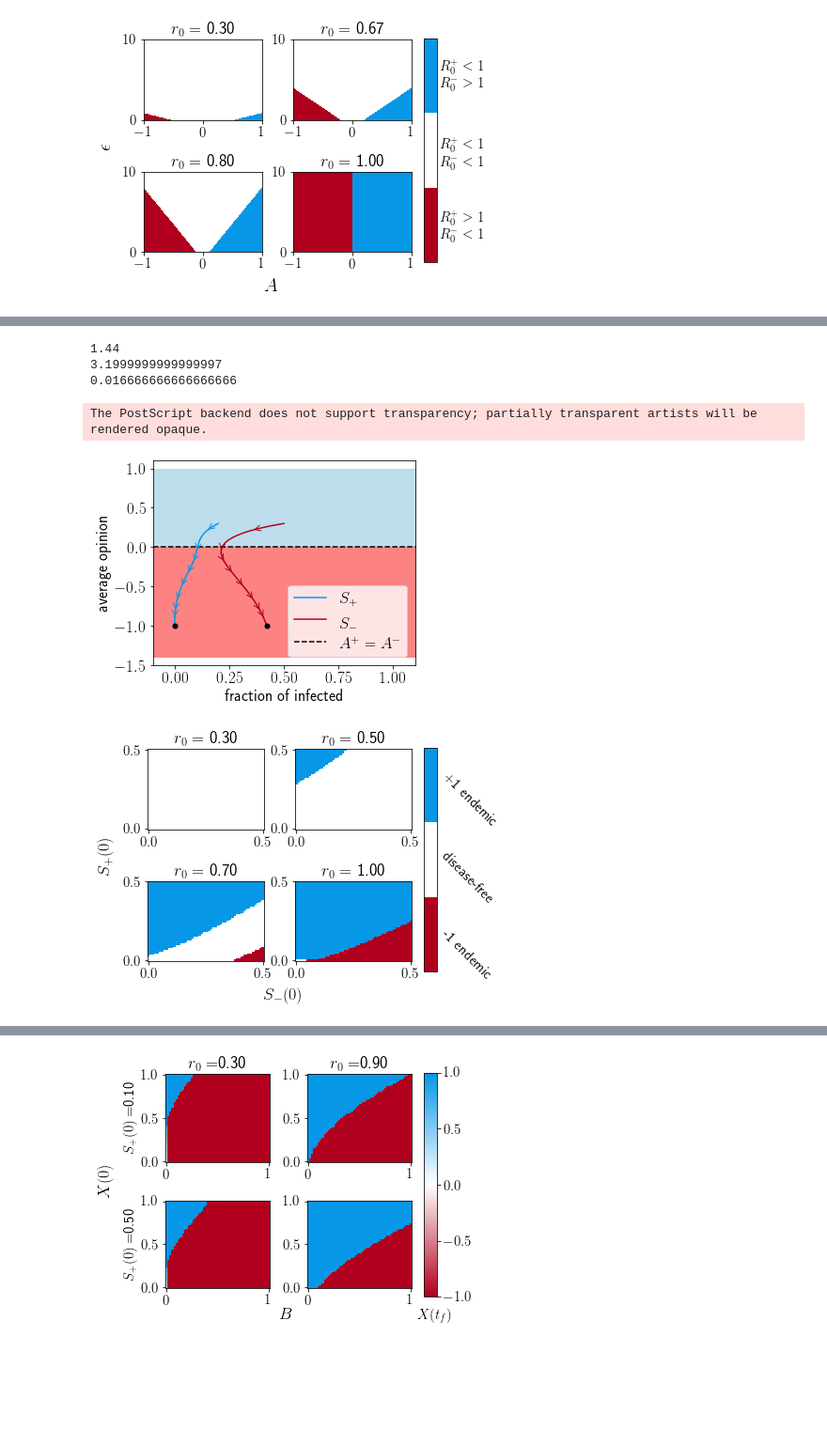
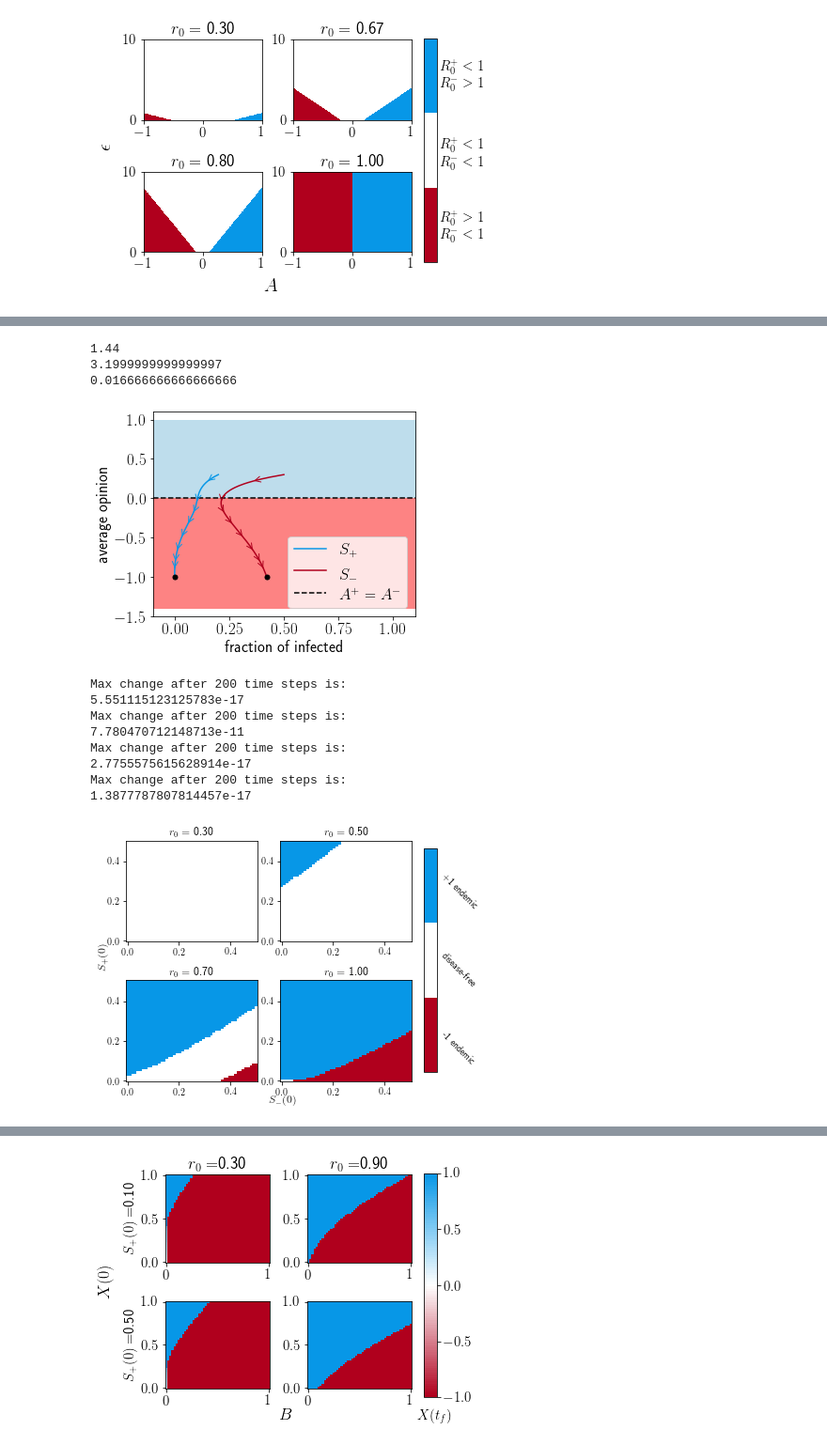
Before and after one commit to CorbitSampson/Competing_Social_Contagions, a Jupyter notebook: Figure_Builders.ipynb, the cells around one changed output, grey strips where cells are left out. Shown at 94% size. Saved outputs shown, nothing was run; the diff lists cells and outputs as text; code cells hidden in the pictures; blank space fills up the shorter version.

```diff
--- a/Figure_Builders.ipynb
+++ b/Figure_Builders.ipynb
@@ -24,7 +24,7 @@ f1.tight_layout(pad=1.0)
 axs = [ax1,ax2]
 
 ax1.set_xlabel(xlabel=r'$x$',fontsize=20)
-ax1.set_ylabel(ylabel=r'$\bar{\beta}$',fontsize=20)
+ax1.set_ylabel(ylabel=r'$\beta$',fontsize=20)
 ax2.set_xlabel(xlabel=r'$x$',fontsize=20)
 ax2.set_ylabel(ylabel=r'$\gamma$',fontsize=20)
 
@@ -45,13 +45,13 @@ betaN = get_beta(xinput,-1,ep,betabar)
 gammaP = get_gamma(xinput,1,ep,gamma)
 gammaN = get_gamma(xinput,-1,ep,gamma)
 
-ax1.plot(xinput,betaP, color='k',linewidth=2,label=r'$\bar{\beta}(x,+1)$')
-ax1.plot(xinput,betaN, color='k',linewidth=2,linestyle='--',label=r'$\bar{\beta}(x,-1)$')
+ax1.plot(xinput,betaP, color='k',linewidth=2,label=r'$\beta(x,+1)$')
+ax1.plot(xinput,betaN, color='k',linewidth=2,linestyle='--',label=r'$\beta(x,-1)$')
 ax1.legend(loc='lower left', ncols=2)
 ax1.vlines(x=1,ymin=min(betaP),ymax=max(betaP),color=(7/255, 151/255, 231/255),linewidth=2)
 ax1.set_yticks([0,min(betaP),max(betaP)])
 ax1.tick_params(left=False,labelleft=False,right=True,labelright=True)
-ax1.set_yticklabels([0,r'$\frac{\epsilon \bar{\beta}_{\rm{max}}}{2+\epsilon}$',r'$\bar{\beta}_{\rm{max}}$'],fontsize=20)
+ax1.set_yticklabels([0,r'$\frac{\epsilon \beta_{\rm{max}}}{2+\epsilon}$',r'$\beta_{\rm{max}}$'],fontsize=20)
 ax1.text(x=0.8,y=0.66,s=r'$\frac{2}{2+\epsilon}$',color=(7/255, 151/255, 231/255),fontsize=22)
 ax1.set_ylim([-0.1,1.2])
 
@@ -65,6 +65,6 @@ ax2.set_yticklabels([0,r'$\frac{\epsilon \gamma_{\rm{max}}}{2+\epsilon}$',r'$\ga
 ax2.text(x=0.8,y=0.66,s=r'$\frac{2}{2+\epsilon}$',color=(7/255, 151/255, 231/255),fontsize=22)
 ax2.set_ylim([-0.1,1.2])
 
-plt.savefig('opinondepend.eps',bbox_inches = "tight")
-plt.savefig('opinondepend.png',dpi=300,bbox_inches = "tight")
+#plt.savefig('opinondepend.png',dpi=300,bbox_inches = "tight")
+plt.savefig('opinondepend.pdf',bbox_inches = "tight")
 # %% [output]
@@ -581,13 +578,12 @@ ax.set_ylim(-1.5,1.1)
 ax.legend(loc='lower right')
 ax.set(xlabel='fraction of infected',ylabel='average opinion')
 
-plt.savefig('phase_space_opinion_overturn.eps',bbox_inches = "tight")
-plt.savefig('phase_space_opinion_overturn.png')
+#plt.savefig('phase_space_opinion_overturn.png',dpi=300,bbox_inches = "tight")
+plt.savefig('phase_space_opinion_overturn.pdf',bbox_inches = "tight")
 # %% [output]
 1.44
 3.1999999999999997
 0.016666666666666666
-The PostScript backend does not support transparency; partially transparent artists will be rendered opaque.
 [figure]
 # %%
 # Data generator and figure builder for Fig. 9
@@ -601,13 +597,13 @@ import matplotlib.pyplot as plt
 from reduced_meanfield_object import reduced_meanfield_object
 from matplotlib.colors import LinearSegmentedColormap
 
+colors = [(176/255,0/255,29/255), (1,1,1), (7/255, 151/255, 231/255)]
+cmap_name = 'stability'
+cmap = LinearSegmentedColormap.from_list(cmap_name, colors,N=3)
+
 font = {'size':15}
 plt.rcParams['text.usetex'] = True
 plt.rc('font',**font)
-
-colors = [(176/255,0/255,29/255), (1,1,1), (7/255, 151/255, 231/255)]
-cmap_name = 'stability'
-cmap = LinearSegmentedColormap.from_list(cmap_name, colors,N=3)
 
 m = (4/15)
 C = 0.1
@@ -622,8 +618,9 @@ timeconstant = 0.1
 
 initial_condition_infectionP = np.linspace(0,0.5,50)
 initial_condition_infectionN = np.linspace(0,0.5,50)
-tend = 100
+tend = 3000
 T = np.zeros((len(initial_condition_infectionN), len(initial_condition_infectionP)))
+change = np.zeros((len(initial_condition_infectionN), len(initial_condition_infectionP)))
 i = 0
 j = 0
 
@@ -632,7 +629,7 @@ other_param_vec = [0.3,0.5,0.7,1]
 f3, ((ax1,ax2),(ax3,ax4)) = plt.subplots(2,2)
 f3.set_figwidth(6.2)
 f3.set_figheight(4.6)
-f3.tight_layout(pad=1.0)
+f3.tight_layout(pad=3.0)
 axs = [ax1,ax2,ax3,ax4]
 
 
@@ -645,32 +642,43 @@ for param in other_param_vec:
             r0 = param
             v0 = [startP,startN,x];
             system = reduced_meanfield_object(r0,K,ep,timeconstant, v0,)
             t,y = system.euler_solver([0,tend], 0.25)
+            change[i,j] = np.abs(y[2,-1] - np.mean(y[2,-50:-1]))
             if y[0,-1] > 0.01:
                 T[i,j] = 1
             elif y[1,-1] > 0.01:
                 T[i,j] = -1
             else:
                 T[i,j] = 0
             i = i + 1
         j = j + 1
 
     ax = axs[p]
     icN, icP = np.meshgrid(initial_condition_infectionN,initial_condition_infectionP)
     plot = ax.pcolormesh(icN,icP,np.transpose(T),cmap=cmap,vmin = -1, vmax=1)
     ax.set(title=f'$r_0=$ {param:.2f}')
+    print('Max change after 3000 time steps is:')
+    print(np.max(np.max(change)))
     p = p + 1
 
 
 f3.supxlabel(f'$S_-(0)$', x=0.492,y=0.075)
 f3.supylabel(f'$S_+(0)$', y=0.55,x=0.05)
 f3.tight_layout()
 f3.subplots_adjust(right=0.8)
 cbar_ax = f3.add_axes([0.83, 0.18, 0.03, .72])
 cbar = f3.colorbar(plot,cax=cbar_ax,ticks=[-0.65,0.05,0.75])
 cbar.ax.tick_params(size=0)
 TL = ['-1 endemic','disease-free','+1 endemic']
 cbar.set_ticklabels(TL,rotation=-45)
-plt.savefig('initial_condition_map.png', dpi=200)
+plt.savefig('initial_condition_map.png', dpi=200,bbox_inches = "tight")
 # %% [output]
+Max change after 200 time steps is:
+5.551115123125783e-17
+Max change after 200 time steps is:
+7.780470712148713e-11
+Max change after 200 time steps is:
+2.7755575615628914e-17
+Max change after 200 time steps is:
+1.3877787807814457e-17
-[figure, old version]
+[figure, new version]
```
Also changed, not shown: parts of 9 cells of this notebook, 42 other files.
